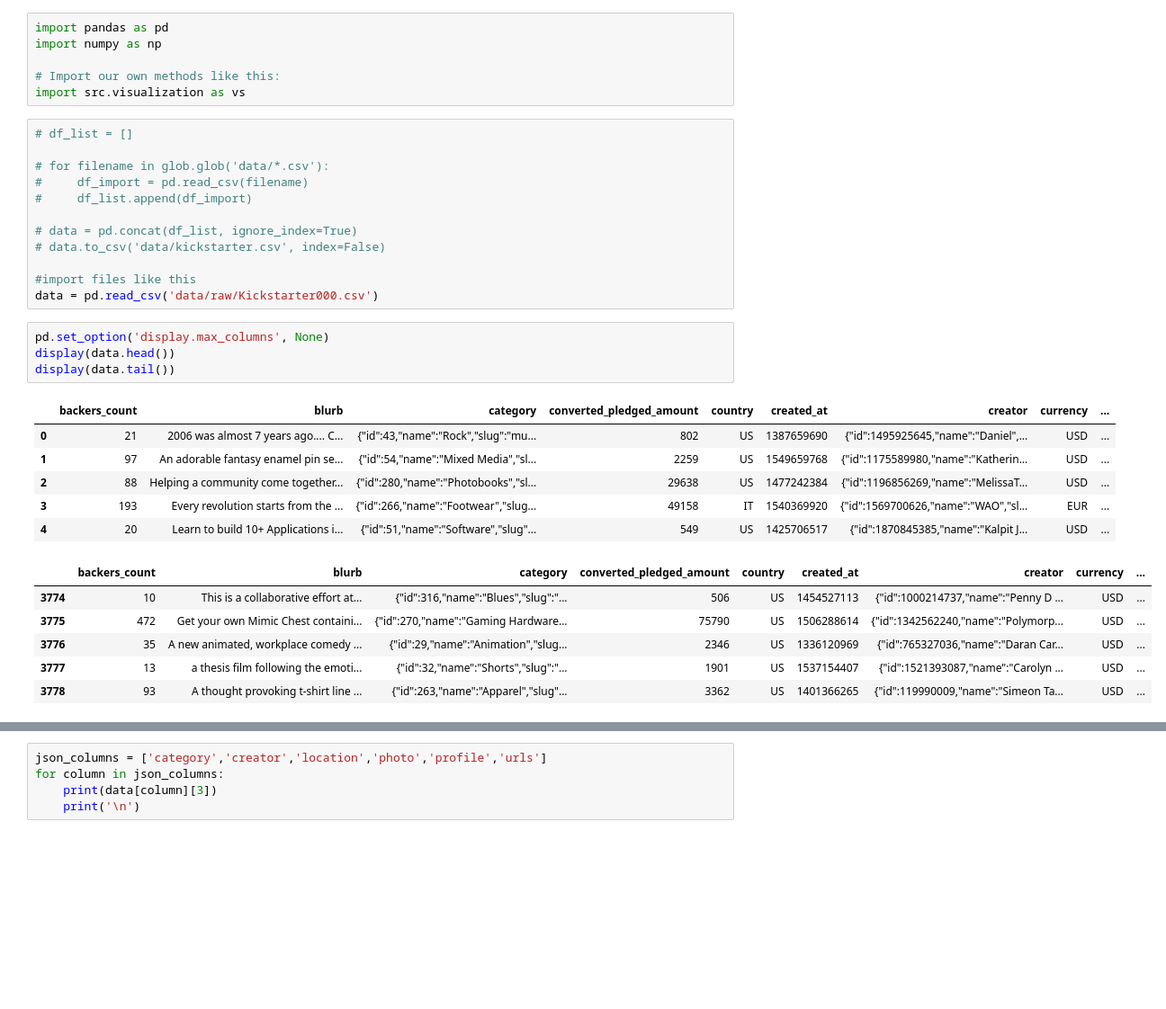
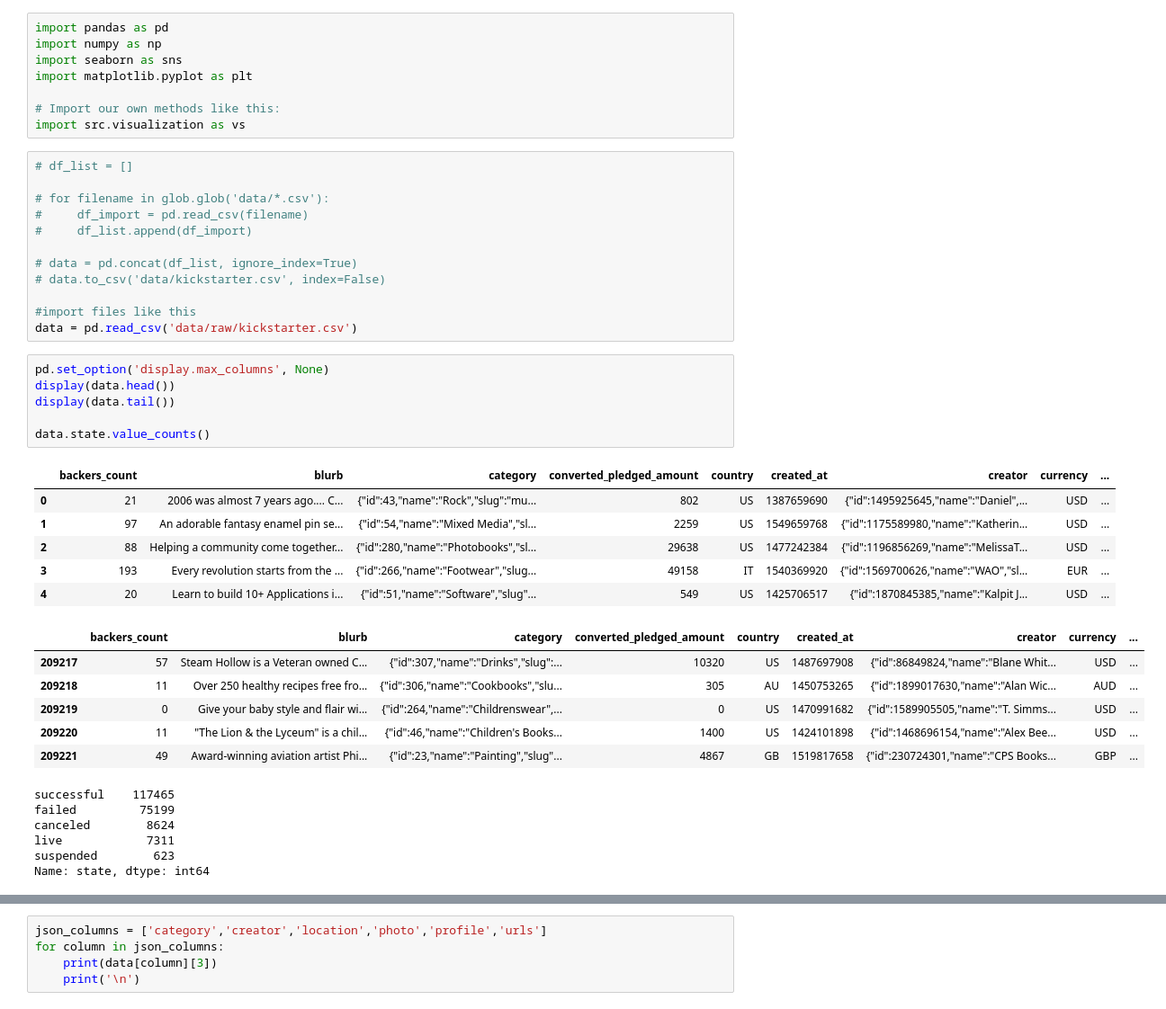
Before and after one commit to joshuadbeil/kickstarter_challenge, a Jupyter notebook: 02-skimming.ipynb, the cells around one changed output, grey strips where cells are left out. Shown: that part at 90% size. Cells and saved outputs as stored; diff of their text form; blank space fills up the shorter version.

```diff
--- a/02-skimming.ipynb
+++ b/02-skimming.ipynb
@@ -1,6 +1,8 @@
 # %%
 import pandas as pd
 import numpy as np
+import seaborn as sns
+import matplotlib.pyplot as plt
 
 # Import our own methods like this:
 import src.visualization as vs
@@ -15,21 +17,29 @@ import src.visualization as vs
 # data.to_csv('data/kickstarter.csv', index=False)
 
 #import files like this
-data = pd.read_csv('data/raw/Kickstarter000.csv')
+data = pd.read_csv('data/raw/kickstarter.csv')
 # %%
 pd.set_option('display.max_columns', None)
 display(data.head())
 display(data.tail())
+
+data.state.value_counts()
 # %% [output]
 |  | backers_count | blurb | category | converted_pledged_amount | country | created_at | creator | currency | ... |
 | 0 | 21 | 2006 was almost 7 years ago.... C... | {"id":43,"name":"Rock","slug":"mu... | 802 | US | 1387659690 | {"id":1495925645,"name":"Daniel",... | USD | ... |
 | 1 | 97 | An adorable fantasy enamel pin se... | {"id":54,"name":"Mixed Media","sl... | 2259 | US | 1549659768 | {"id":1175589980,"name":"Katherin... | USD | ... |
 | 2 | 88 | Helping a community come together... | {"id":280,"name":"Photobooks","sl... | 29638 | US | 1477242384 | {"id":1196856269,"name":"MelissaT... | USD | ... |
 | 3 | 193 | Every revolution starts from the ... | {"id":266,"name":"Footwear","slug... | 49158 | IT | 1540369920 | {"id":1569700626,"name":"WAO","sl... | EUR | ... |
 | 4 | 20 | Learn to build 10+ Applications i... | {"id":51,"name":"Software","slug"... | 549 | US | 1425706517 | {"id":1870845385,"name":"Kalpit J... | USD | ... |
 |  | backers_count | blurb | category | converted_pledged_amount | country | created_at | creator | currency | ... |
-| 3774 | 10 | This is a collaborative effort at... | {"id":316,"name":"Blues","slug":"... | 506 | US | 1454527113 | {"id":1000214737,"name":"Penny D ... | USD | ... |
-| 3775 | 472 | Get your own Mimic Chest containi... | {"id":270,"name":"Gaming Hardware... | 75790 | US | 1506288614 | {"id":1342562240,"name":"Polymorp... | USD | ... |
-| 3776 | 35 | A new animated, workplace comedy ... | {"id":29,"name":"Animation","slug... | 2346 | US | 1336120969 | {"id":765327036,"name":"Daran Car... | USD | ... |
-| 3777 | 13 | a thesis film following the emoti... | {"id":32,"name":"Shorts","slug":"... | 1901 | US | 1537154407 | {"id":1521393087,"name":"Carolyn ... | USD | ... |
-| 3778 | 93 | A thought provoking t-shirt line ... | {"id":263,"name":"Apparel","slug"... | 3362 | US | 1401366265 | {"id":119990009,"name":"Simeon Ta... | USD | ... |
+| 209217 | 57 | Steam Hollow is a Veteran owned C... | {"id":307,"name":"Drinks","slug":... | 10320 | US | 1487697908 | {"id":86849824,"name":"Blane Whit... | USD | ... |
+| 209218 | 11 | Over 250 healthy recipes free fro... | {"id":306,"name":"Cookbooks","slu... | 305 | AU | 1450753265 | {"id":1899017630,"name":"Alan Wic... | AUD | ... |
+| 209219 | 0 | Give your baby style and flair wi... | {"id":264,"name":"Childrenswear",... | 0 | US | 1470991682 | {"id":1589905505,"name":"T. Simms... | USD | ... |
+| 209220 | 11 | "The Lion & the Lyceum" is a chil... | {"id":46,"name":"Children's Books... | 1400 | US | 1424101898 | {"id":1468696154,"name":"Alex Bee... | USD | ... |
+| 209221 | 49 | Award-winning aviation artist Phi... | {"id":23,"name":"Painting","slug"... | 4867 | GB | 1519817658 | {"id":230724301,"name":"CPS Books... | GBP | ... |
+successful    117465
+failed         75199
+canceled        8624
+live            7311
+suspended        623
+Name: state, dtype: int64
```
Also changed, not shown: parts of 2 cells of this notebook, 4 other files.
